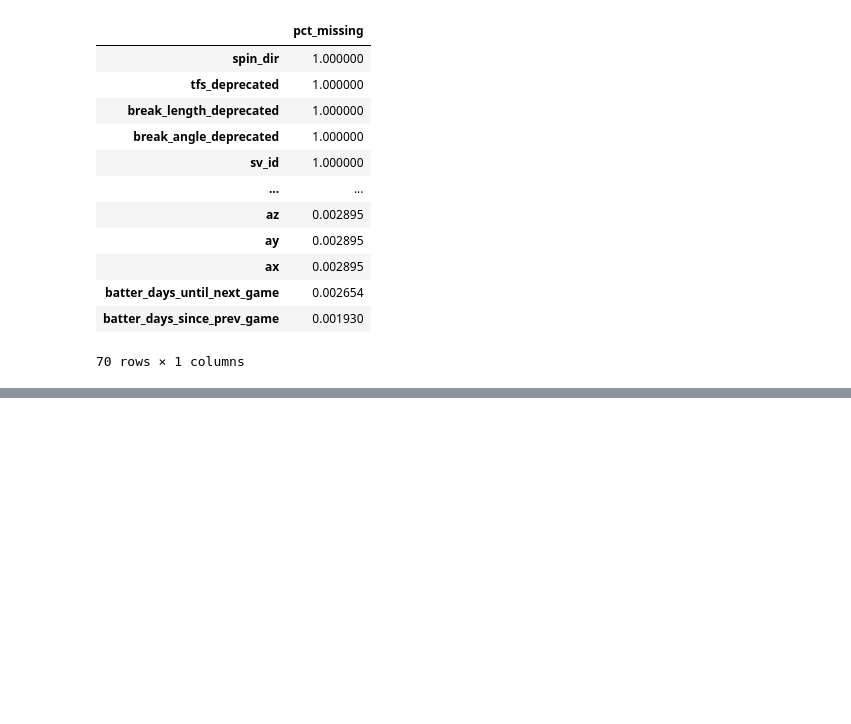
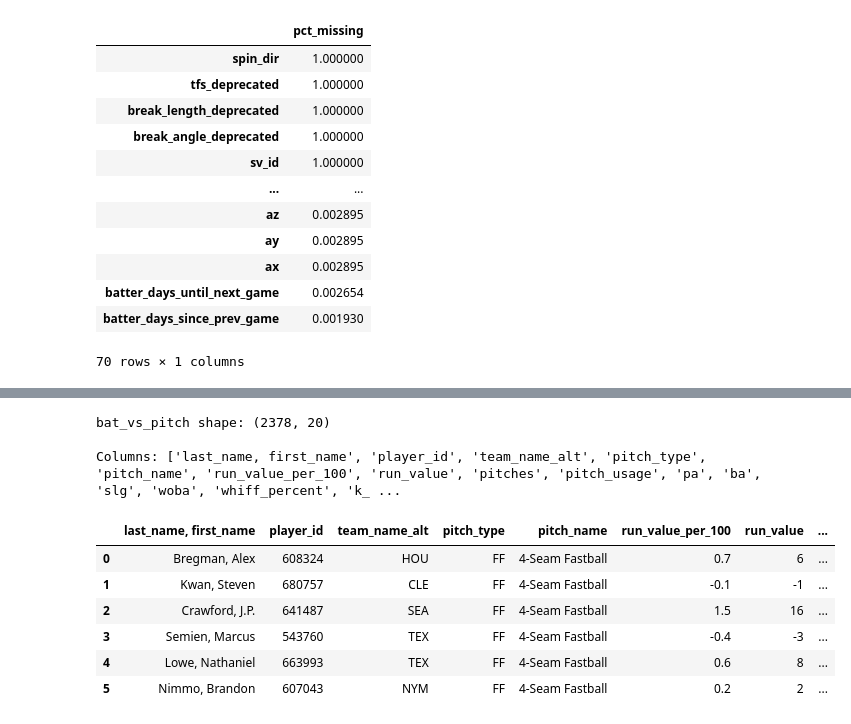
Before and after one commit to yihoolan/MLB-Pitch-Predictor, a Jupyter notebook: exploration/01_pybaseball_installation_check.ipynb, the cells around one changed output, grey strips where cells are left out. Saved outputs shown, nothing was run; the diff lists cells and outputs as text; code cells hidden in the pictures; blank space fills up the shorter version.

```diff
--- a/exploration/01_pybaseball_installation_check.ipynb
+++ b/exploration/01_pybaseball_installation_check.ipynb
@@ -115,0 +183,17 @@ Name: count, dtype: int64
+# %%
+# Batter pitch-type vulnerability (prior year)
+bat_vs_pitch = statcast_batter_pitch_arsenal(PRIOR, minPA=25)
+print("bat_vs_pitch shape:", bat_vs_pitch.shape)
+print("\nColumns:", bat_vs_pitch.columns.tolist())
+bat_vs_pitch.head(6)
+# %% [output]
+bat_vs_pitch shape: (2378, 20)
+
+Columns: ['last_name, first_name', 'player_id', 'team_name_alt', 'pitch_type', 'pitch_name', 'run_value_per_100', 'run_value', 'pitches', 'pitch_usage', 'pa', 'ba', 'slg', 'woba', 'whiff_percent', 'k_ ...
+|  | last_name, first_name | player_id | team_name_alt | pitch_type | pitch_name | run_value_per_100 | run_value | ... |
+| 0 | Bregman, Alex | 608324 | HOU | FF | 4-Seam Fastball | 0.7 | 6 | ... |
+| 1 | Kwan, Steven | 680757 | CLE | FF | 4-Seam Fastball | -0.1 | -1 | ... |
+| 2 | Crawford, J.P. | 641487 | SEA | FF | 4-Seam Fastball | 1.5 | 16 | ... |
+| 3 | Semien, Marcus | 543760 | TEX | FF | 4-Seam Fastball | -0.4 | -3 | ... |
+| 4 | Lowe, Nathaniel | 663993 | TEX | FF | 4-Seam Fastball | 0.6 | 8 | ... |
+| 5 | Nimmo, Brandon | 607043 | NYM | FF | 4-Seam Fastball | 0.2 | 2 | ... |
```
Also changed, not shown: parts of 7 cells of this notebook.
